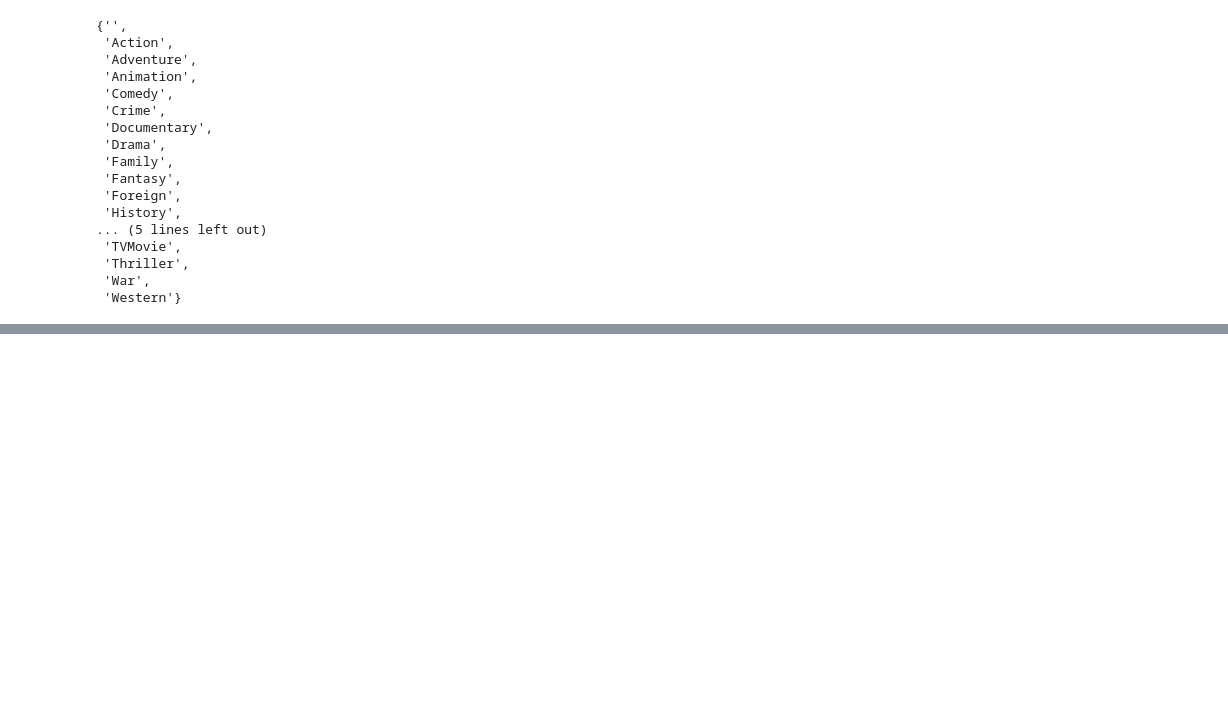
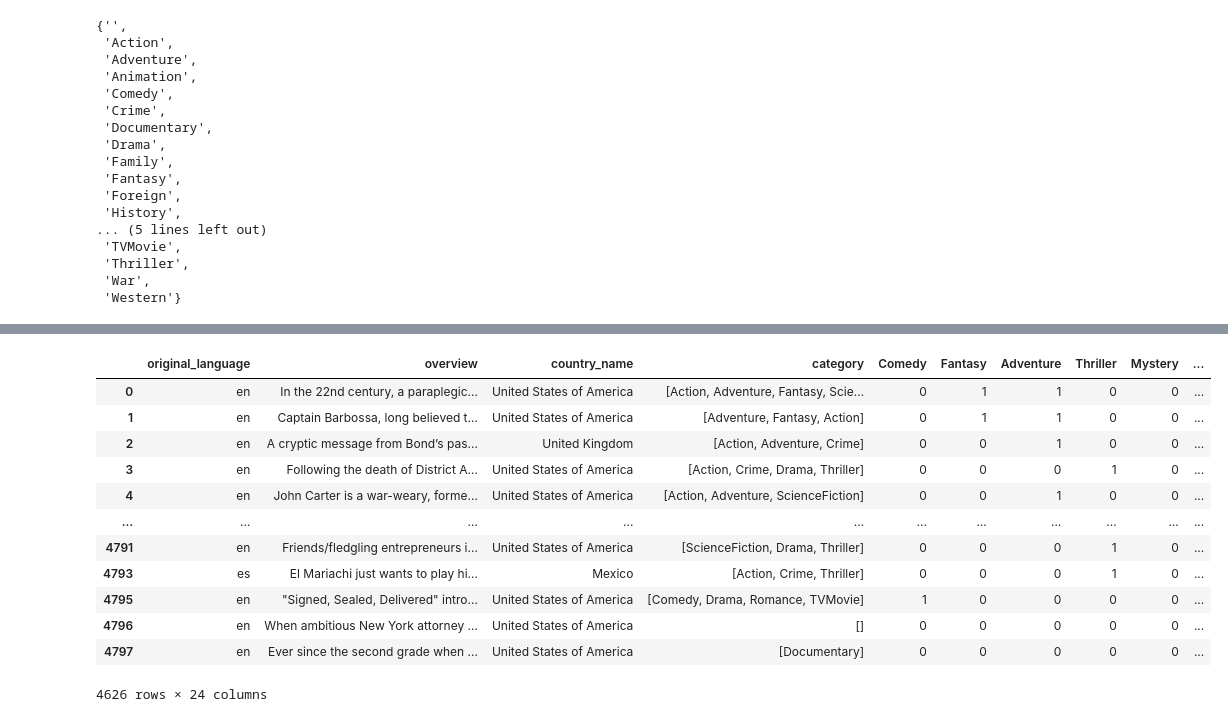
Before and after one commit to Diwakarmogarala/creations, a Jupyter notebook: news_classification/TMDB.ipynb, the cells around one changed output, grey strips where cells are left out. Saved outputs shown, nothing was run; the diff lists cells and outputs as text; code cells hidden in the pictures; blank space fills up the shorter version.

```diff
--- a/news_classification/TMDB.ipynb
+++ b/news_classification/TMDB.ipynb
@@ -43,8 +86,19 @@ sentence.split("idname")[1:]
 # %%
-for i in range(len(data)):
+for i in data.index:
     sentence = ""
-    for j in data.iloc[i]["genres"].replace(" ",''):
-        if j.isalpha()== True:
+    if data.iloc[i]["genres"] == "[]":
+      sentence = [""]
+      data.at[i,"category"] = sentence
+      continue
+
+    elif data.iloc[i]["genres"] == "":
+      sentence = [""]
+      data.at[i,"category"] = sentence
+      print(i)
+      continue
+    else:
+        for j in data.iloc[i]["genres"].replace(" ",''):
+          if j.isalpha()== True:
 
             sentence +=j
     sentence = sentence.replace('idname'," ").strip().split(" ")
@@ -112,7 +217,22 @@ def extract_country(s):
 
 data["country_name"] = data["production_countries"].apply(extract_country)
 # %%
-data = data[['original_language', 'overview','country_name', 'category',"Unknown", 'Comedy', 'Fantasy', 'Adventure', 'Thriller', 'Mystery','Animation', 'History', 'Romance', 'Foreign', 'Horror', 'Documentary','Family', 'Western', 'Music', 'ScienceFiction', 'War', 'TVMovie','Action', 'Drama', 'Crime', ]]
+data = data[['original_language', 'overview','country_name', 'category', 'Comedy', 'Fantasy', 'Adventure', 'Thriller', 'Mystery','Animation', 'History', 'Romance', 'Foreign', 'Horror', 'Documentary','Family', 'Western', 'Music', 'ScienceFiction', 'War', 'TVMovie','Action', 'Drama', 'Crime', ]]
+data.dropna()
+# %% [output]
+|  | original_language | overview | country_name | category | Comedy | Fantasy | Adventure | Thriller | Mystery | ... |
+| 0 | en | In the 22nd century, a paraplegic... | United States of America | [Action, Adventure, Fantasy, Scie... | 0 | 1 | 1 | 0 | 0 | ... |
+| 1 | en | Captain Barbossa, long believed t... | United States of America | [Adventure, Fantasy, Action] | 0 | 1 | 1 | 0 | 0 | ... |
+| 2 | en | A cryptic message from Bond’s pas... | United Kingdom | [Action, Adventure, Crime] | 0 | 0 | 1 | 0 | 0 | ... |
+| 3 | en | Following the death of District A... | United States of America | [Action, Crime, Drama, Thriller] | 0 | 0 | 0 | 1 | 0 | ... |
+| 4 | en | John Carter is a war-weary, forme... | United States of America | [Action, Adventure, ScienceFiction] | 0 | 0 | 1 | 0 | 0 | ... |
+| ... | ... | ... | ... | ... | ... | ... | ... | ... | ... | ... |
+| 4791 | en | Friends/fledgling entrepreneurs i... | United States of America | [ScienceFiction, Drama, Thriller] | 0 | 0 | 0 | 1 | 0 | ... |
+| 4793 | es | El Mariachi just wants to play hi... | Mexico | [Action, Crime, Thriller] | 0 | 0 | 0 | 1 | 0 | ... |
+| 4795 | en | "Signed, Sealed, Delivered" intro... | United States of America | [Comedy, Drama, Romance, TVMovie] | 1 | 0 | 0 | 0 | 0 | ... |
+| 4796 | en | When ambitious New York attorney ... | United States of America | [] | 0 | 0 | 0 | 0 | 0 | ... |
+| 4797 | en | Ever since the second grade when ... | United States of America | [Documentary] | 0 | 0 | 0 | 0 | 0 | ... |
+4626 rows × 24 columns
 # %%
 x = data[["overview","country_name","original_language"]]
 y = data.iloc[:,4:]
```
Also changed, not shown: parts of 27 cells of this notebook.
